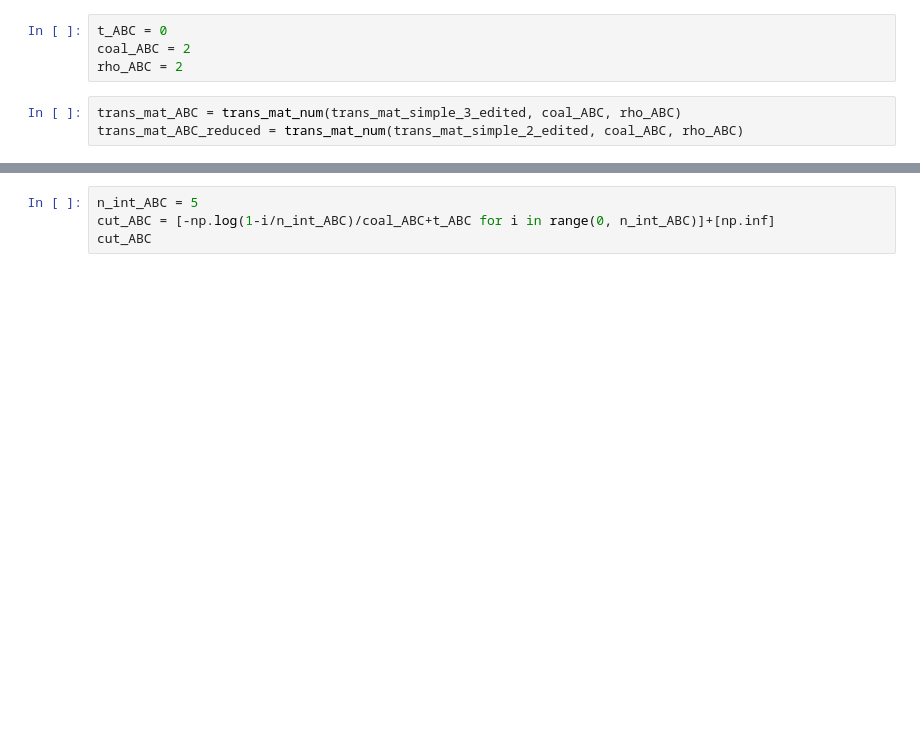
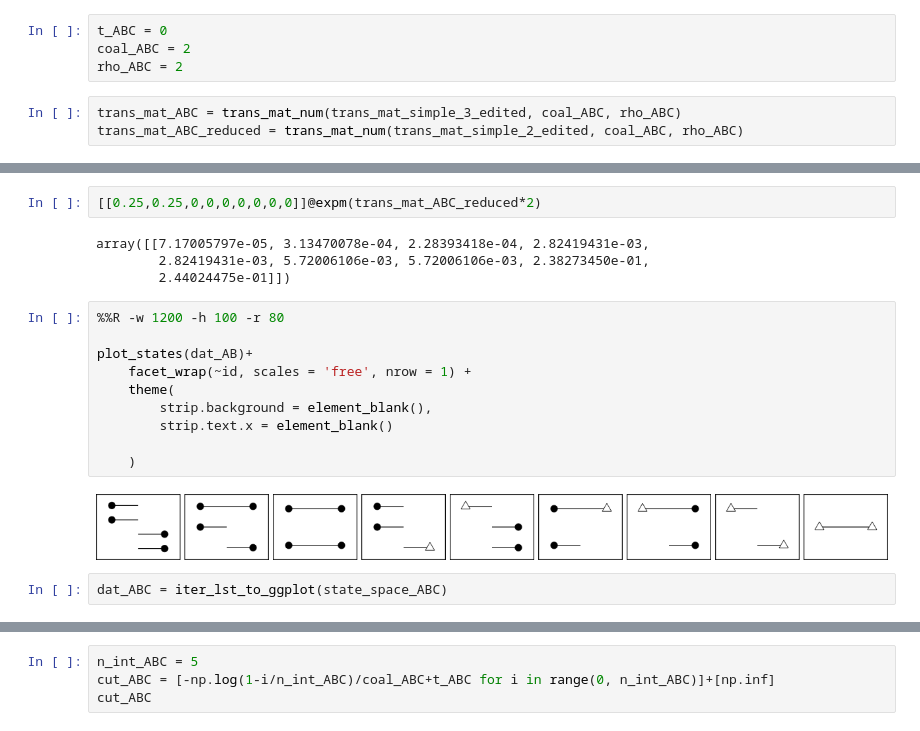
Before and after one commit to rivasiker/phasetype, a Jupyter notebook: scripts/04_ILS/ILS_3.ipynb, the cells around one changed output, grey strips where cells are left out. Saved outputs shown, nothing was run; the diff lists cells and outputs as text; blank space fills up the shorter version.

```diff
--- a/scripts/04_ILS/ILS_3.ipynb
+++ b/scripts/04_ILS/ILS_3.ipynb
@@ -994,0 +1008,20 @@ trans_mat_ABC_reduced = trans_mat_num(trans_mat_simple_2_edited, coal_ABC, rho_A
+# %%
+[[0.25,0.25,0,0,0,0,0,0,0]]@expm(trans_mat_ABC_reduced*2)
+# %% [output]
+array([[7.17005797e-05, 3.13470078e-04, 2.28393418e-04, 2.82419431e-03,
+        2.82419431e-03, 5.72006106e-03, 5.72006106e-03, 2.38273450e-01,
+        2.44024475e-01]])
+# %%
+%%R -w 1200 -h 100 -r 80
+
+plot_states(dat_AB)+
+    facet_wrap(~id, scales = 'free', nrow = 1) +
+    theme(
+        strip.background = element_blank(),
+        strip.text.x = element_blank()
+
+    )
+# %% [output]
+[figure, added]
+# %%
+dat_ABC = iter_lst_to_ggplot(state_space_ABC)
```
Also changed, not shown: parts of 21 cells of this notebook.
